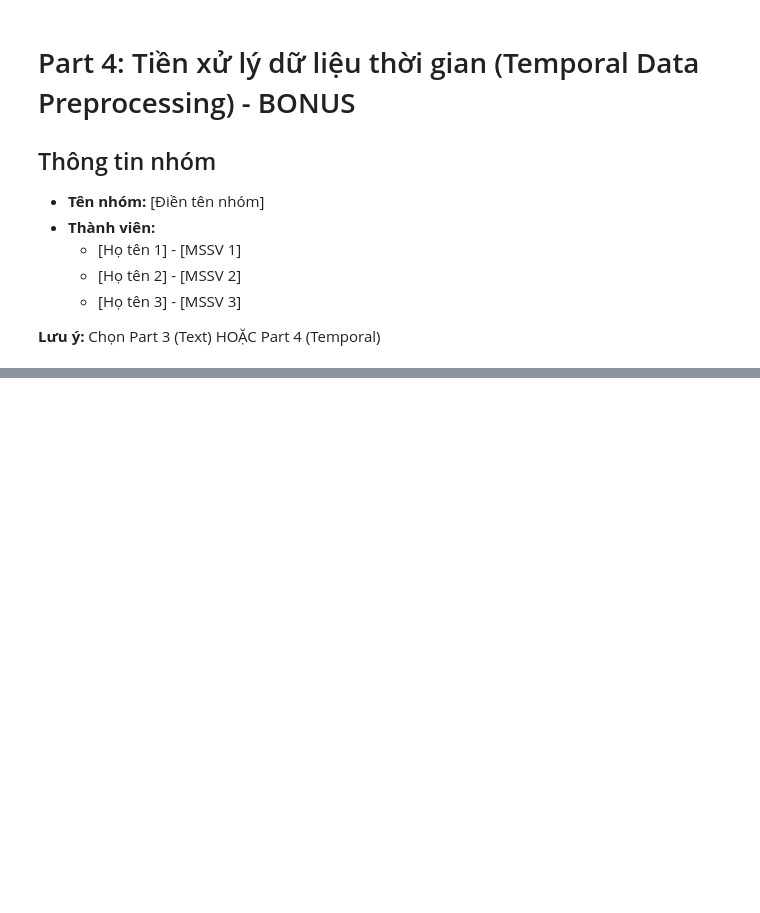
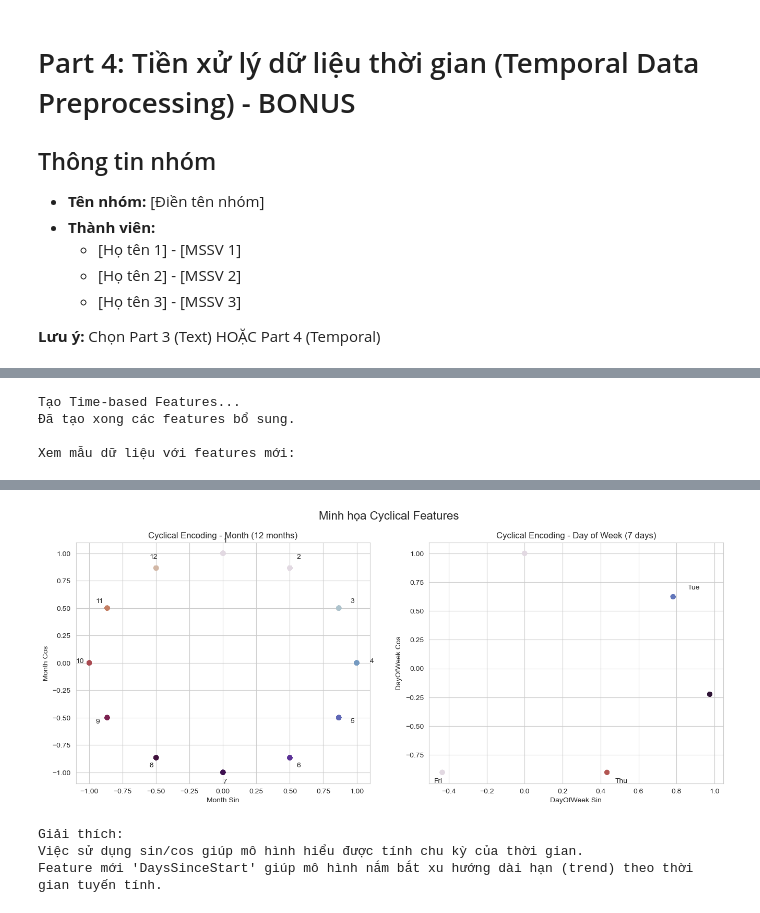
Before and after one commit to callmezuy/hcmus-data-mining--preprocessing, a Jupyter notebook: notebooks/04_temporal_preprocessing.ipynb, the cells around one changed output, grey strips where cells are left out. Drawn from its saved outputs; the diff is of its cells as text; code cells hidden in the pictures; blank space fills up the shorter version.

```diff
--- a/notebooks/04_temporal_preprocessing.ipynb
+++ b/notebooks/04_temporal_preprocessing.ipynb
@@ -158,0 +758,72 @@ print("Libraries loaded!")
+# %%
+# 1. Cyclical Encoding cho Month và DayOfWeek & Indicator Variables
+print("Tạo Time-based Features...")
+
+# Tạo copy để không ảnh hưởng dữ liệu gốc
+aapl_features = aapl_df.copy()
+
+# --- A. Feature Encoding ---
+# Month (1-12)
+aapl_features['Month_sin'] = np.sin(2 * np.pi * aapl_features['Month'] / 12)
+aapl_features['Month_cos'] = np.cos(2 * np.pi * aapl_features['Month'] / 12)
+
+# DayOfWeek (0-6)
+aapl_features['DayOfWeek_sin'] = np.sin(2 * np.pi * aapl_features['DayOfWeek'] / 7)
+aapl_features['DayOfWeek_cos'] = np.cos(2 * np.pi * aapl_features['DayOfWeek'] / 7)
+
+# Quarter (1-4)
+aapl_features['Quarter_sin'] = np.sin(2 * np.pi * aapl_features['Quarter'] / 4)
+aapl_features['Quarter_cos'] = np.cos(2 * np.pi * aapl_features['Quarter'] / 4)
+
+# --- B. Indicator Variables (New) ---
+# IsWeekend: 1 nếu là T7/CN, 0 ngược lại (mặc dù dữ liệu chứng khoán thường ko có cuối tuần, nhưng đây là yêu cầu)
+aapl_features['IsWeekend'] = aapl_features['DayOfWeek'].isin([5, 6]).astype(int)
+
+# IsQuarterEnd: 1 nếu là ngày cuối quý
+aapl_features['IsQuarterEnd'] = aapl_features.index.is_quarter_end.astype(int)
+
+# --- C. Time Elapsed (New) ---
+# Số ngày trôi qua kể từ ngày bắt đầu trong dataset
+min_date = aapl_features.index.min()
+aapl_features['DaysSinceStart'] = (aapl_features.index - min_date).days
+
+print("Đã tạo xong các features bổ sung.")
+print("\nXem mẫu dữ liệu với features mới:")
+display(aapl_features[['Month', 'Month_sin', 'IsWeekend', 'IsQuarterEnd', 'DaysSinceStart']].head(12))
+
+# Visualization Cyclical Features
+fig, axes = plt.subplots(1, 2, figsize=(16, 6))
+
+# Month Cyclical
+axes[0].scatter(aapl_features['Month_sin'][:365], aapl_features['Month_cos'][:365], c=aapl_features['Month'][:365], cmap='twilight')
+axes[0].set_title('Cyclical Encoding - Month (12 months)')
+axes[0].set_xlabel('Month Sin')
+axes[0].set_ylabel('Month Cos')
+axes[0].grid(True)
+for i, txt in enumerate(range(1, 13)):
+    angle = 2 * np.pi * i / 12
+    # Simple approx for label placement
+    axes[0].annotate(txt, (np.sin(angle)*1.1, np.cos(angle)*1.1))
+
+# DayOfWeek Cyclical
+axes[1].scatter(aapl_features['DayOfWeek_sin'][:30], aapl_features['DayOfWeek_cos'][:30], c=aapl_features['DayOfWeek'][:30], cmap='twilight')
+axes[1].set_title('Cyclical Encoding - Day of Week (7 days)')
+axes[1].set_xlabel('DayOfWeek Sin')
+axes[1].set_ylabel('DayOfWeek Cos')
+axes[1].grid(True)
+days = ['Mon', 'Tue', 'Wed', 'Thu', 'Fri', 'Sat', 'Sun']
+for i, txt in enumerate(days):
+    angle = 2 * np.pi * i / 7
+    axes[1].annotate(txt, (np.sin(angle)*1.1, np.cos(angle)*1.1))
+
+plt.suptitle('Minh họa Cyclical Features', fontsize=16)
+plt.show()
+
+print("\nGiải thích:")
+print("Việc sử dụng sin/cos giúp mô hình hiểu được tính chu kỳ của thời gian.")
+print("Feature mới 'DaysSinceStart' giúp mô hình nắm bắt xu hướng dài hạn (trend) theo thời gian tuyến tính.")
+# %% [output]
+Tạo Time-based Features...
+Đã tạo xong các features bổ sung.
+
+Xem mẫu dữ liệu với features mới:
@@ -158,0 +844,4 @@ print("Libraries loaded!")
+[figure, added]
+Giải thích:
+Việc sử dụng sin/cos giúp mô hình hiểu được tính chu kỳ của thời gian.
+Feature mới 'DaysSinceStart' giúp mô hình nắm bắt xu hướng dài hạn (trend) theo thời gian tuyến tính.
```
Also changed, not shown: parts of 49 cells of this notebook.
